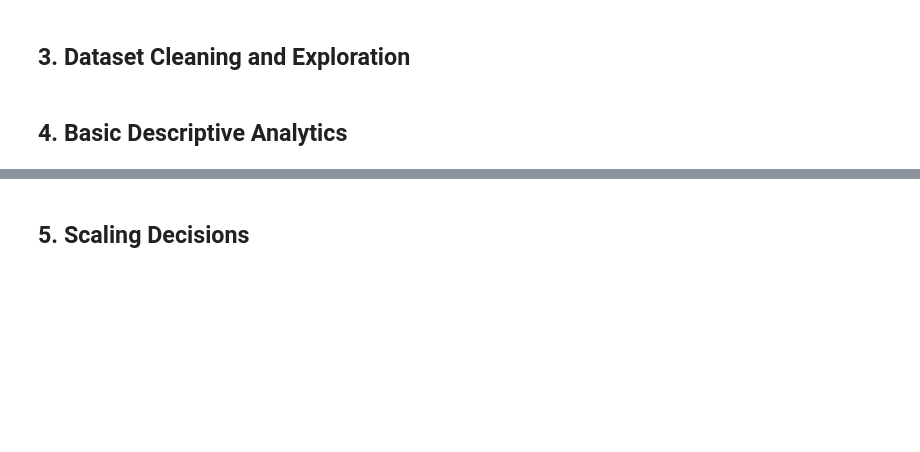
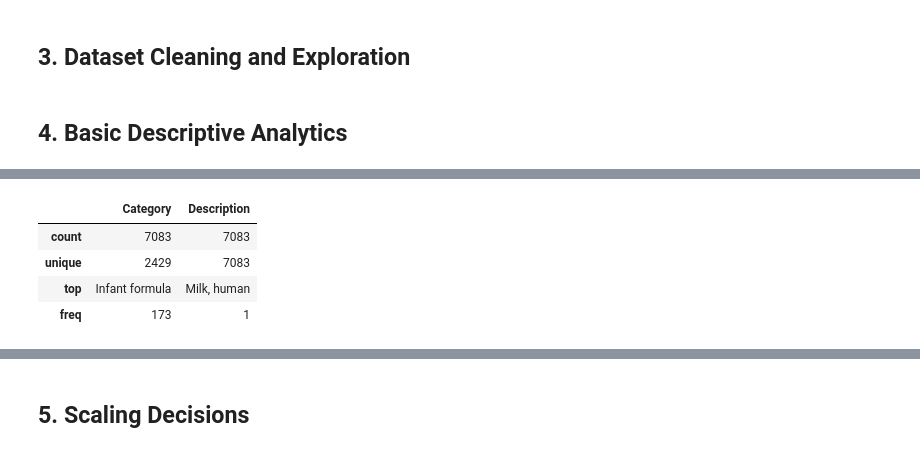
Before and after one commit to agrigortsuk/stat437project, a Jupyter notebook: project_template.ipynb, the cells around one changed output, grey strips where cells are left out. Saved outputs shown, nothing was run; the diff lists cells and outputs as text; code cells hidden in the pictures; blank space fills up the shorter version.

```diff
--- a/project_template.ipynb
+++ b/project_template.ipynb
@@ -12,0 +53,13 @@
+# %%
+#seperate the categorical data
+df_cat = df.select_dtypes(include = ['object'])
+df_cat.head()
+
+#summary of the categorical data
+df_cat.describe()
+# %% [output]
+|  | Category | Description |
+| count | 7083 | 7083 |
+| unique | 2429 | 7083 |
+| top | Infant formula | Milk, human |
+| freq | 173 | 1 |
```
Also changed, not shown: parts of 5 cells of this notebook.
